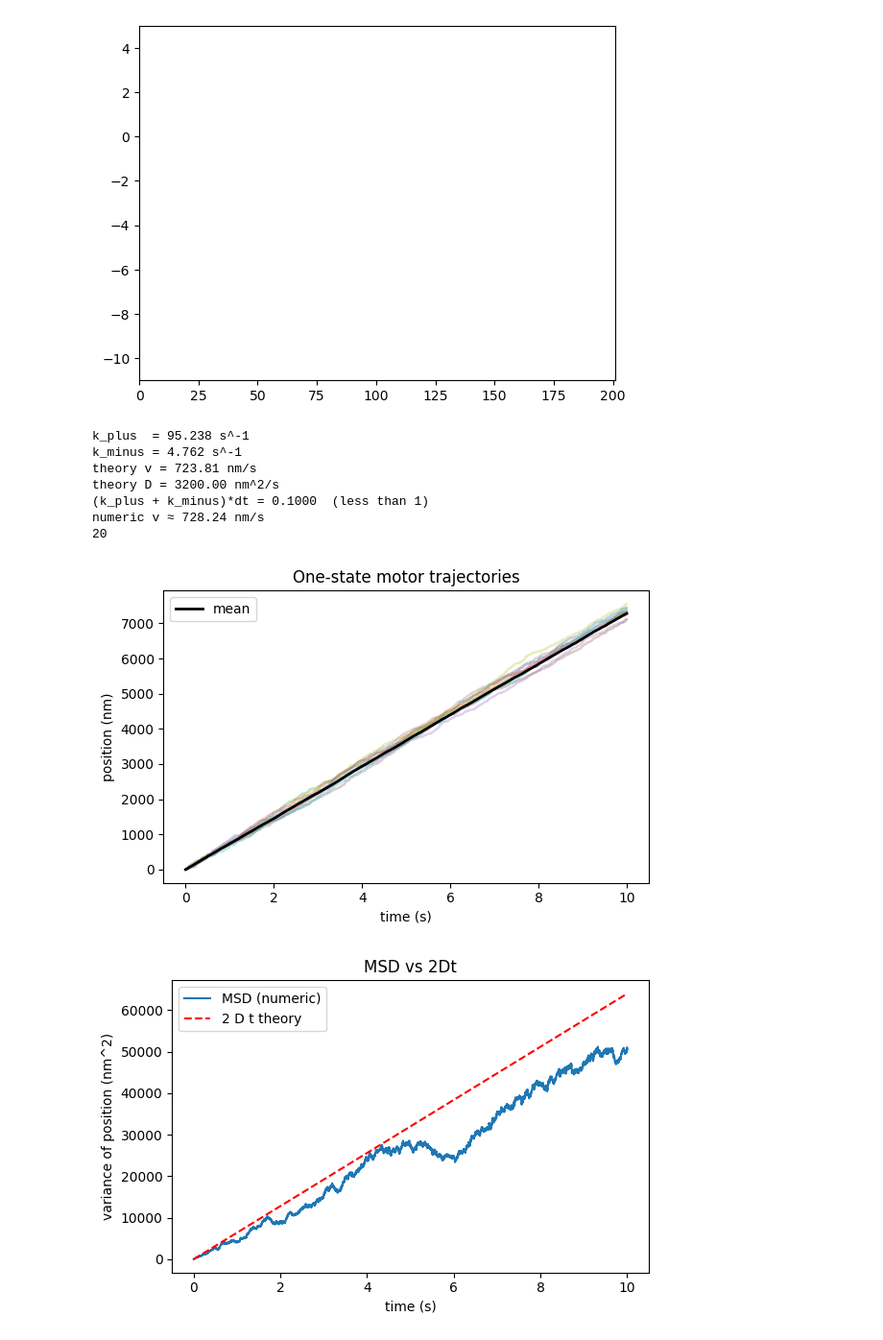
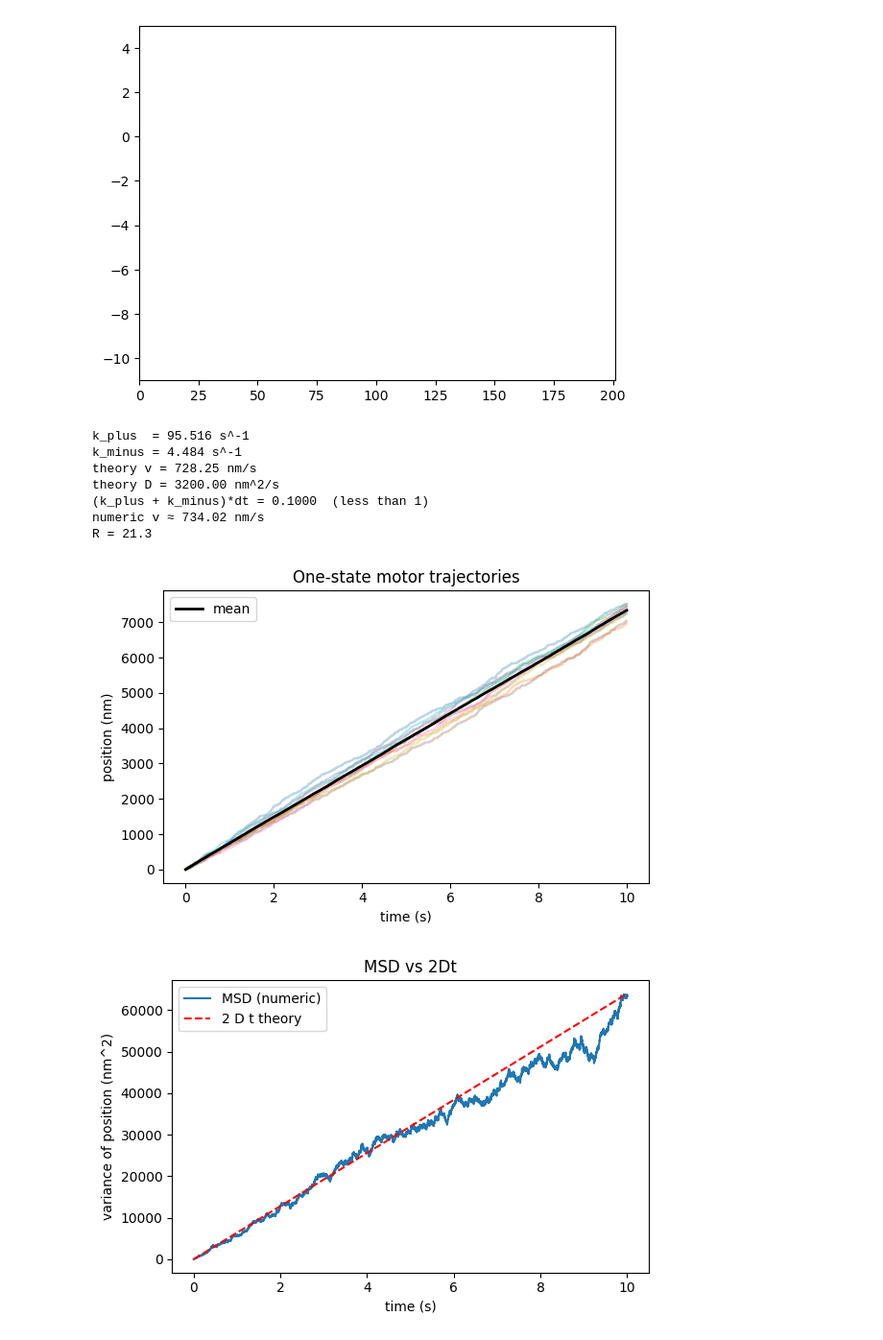
Before and after one commit to limeng-111/Motion_motor, a Jupyter notebook: molecular_motor.ipynb, the cells around one changed output. Shown: that part at 96% size. Cells and saved outputs as stored; diff of their text form; code cells hidden in the pictures.

```diff
--- a/molecular_motor.ipynb
+++ b/molecular_motor.ipynb
@@ -76,6 +76,8 @@ RuntimeError: x must be a sequence
 # %%
 import numpy as np
 import matplotlib.pyplot as plt
+from matplotlib.animation import FuncAnimation
+
 # 1. parameter
 
 # step length
@@ -89,8 +91,7 @@ T = 20
 kb = 1.38 * 10**-23
 g_atp = 2**-22
 # direction R
-R =20                #np.exp(g_atp/(kb*T))
-
+R = 21.3               # np.exp(g_atp/(kb*T))
 
 k_minus = S / (1.0 + R)
 k_plus  = R * k_minus
@@ -98,9 +99,9 @@ k_plus  = R * k_minus
 print(f"k_plus  = {k_plus:.3f} s^-1")
 print(f"k_minus = {k_minus:.3f} s^-1")
 
-# theory: mean velocity and difussion constant for one state
-v_theory = a * (k_plus - k_minus)          # nm / s
-D_theory = (a**2 / 2.0) * (k_plus + k_minus)  # nm^2 / s
+# theory: mean velocity and diffusion constant for one state
+v_theory = a * (k_plus - k_minus)            # nm / s
+D_theory = (a**2 / 2.0) * (k_plus + k_minus) # nm^2 / s
 
 print(f"theory v = {v_theory:.2f} nm/s")
 print(f"theory D = {D_theory:.2f} nm^2/s")
@@ -109,7 +110,7 @@ print(f"theory D = {D_theory:.2f} nm^2/s")
 # 2. simulation
 # ======================
 
-dt = 1e-3               # stimestep, satisfy (k+ + k-) * dt << 1
+dt = 1e-3               # time step, satisfy (k+ + k-) * dt << 1
 T_total = 10.0          # simulation time(s)
 n_steps = int(T_total / dt)
 
@@ -142,48 +143,45 @@ for n in range(n_traj):
         positions[i] = x
     traj[n, :] = positions
 
-
 mean_pos = traj.mean(axis=0)           # nm
 var_pos = traj.var(axis=0)             # nm^2
 
-# fit velocity”
-# v_num ≈ (mean_pos[-1] - mean_pos[0]) / T_total
+# numeric velocity
 v_num = (mean_pos[-1] - mean_pos[0]) / T_total
 print(f"numeric v ≈ {v_num:.2f} nm/s")
-print(R)
+print("R =", R)
+
 # ======================
-# 5. draw
+# 5. static plots (可保留也可注释掉)
 # ======================
 
-# (1) many trajectories and mean trajectory
 plt.figure(figsize=(6,4))
 for n in range(min(n_traj, 10)):
     plt.plot(t, traj[n], alpha=0.3)
 plt.plot(t, mean_pos, 'k', linewidth=2, label='mean')
 plt.xlabel('time (s)')
 plt.ylabel('position (nm)')
 plt.legend()
 plt.title('One-state motor trajectories')
 plt.tight_layout()
 plt.show()
 
-# (2) compare with 2 D t
 plt.figure(figsize=(6,4))
 plt.plot(t, var_pos, label='MSD (numeric)')
 plt.plot(t, 2 * D_theory * t, 'r--', label='2 D t theory')
 plt.xlabel('time (s)')
 plt.ylabel('variance of position (nm^2)')
 plt.legend()
 plt.title('MSD vs 2Dt')
 plt.tight_layout()
 plt.show()
 # %% [output]
-k_plus  = 95.238 s^-1
-k_minus = 4.762 s^-1
-theory v = 723.81 nm/s
+k_plus  = 95.516 s^-1
+k_minus = 4.484 s^-1
+theory v = 728.25 nm/s
 theory D = 3200.00 nm^2/s
 (k_plus + k_minus)*dt = 0.1000  (less than 1)
-numeric v ≈ 728.24 nm/s
-20
+numeric v ≈ 734.02 nm/s
+R = 21.3
-[figure, old version]
+[figure, new version]
-[figure, old version]
+[figure, new version]
```
Also changed, not shown: parts of 2 cells of this notebook, 2 other files.
